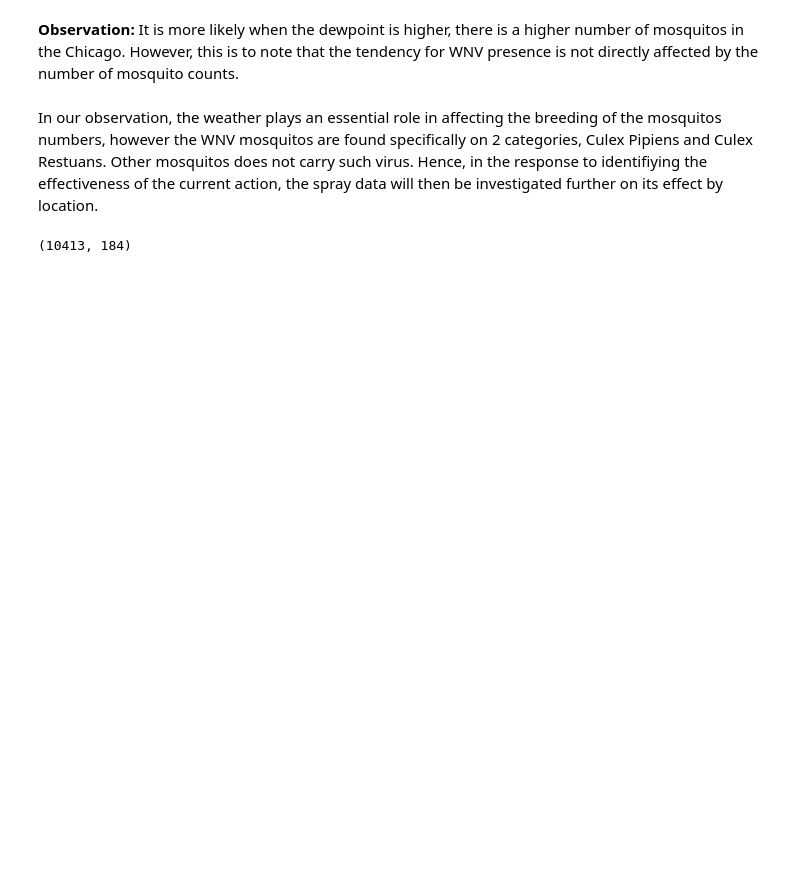
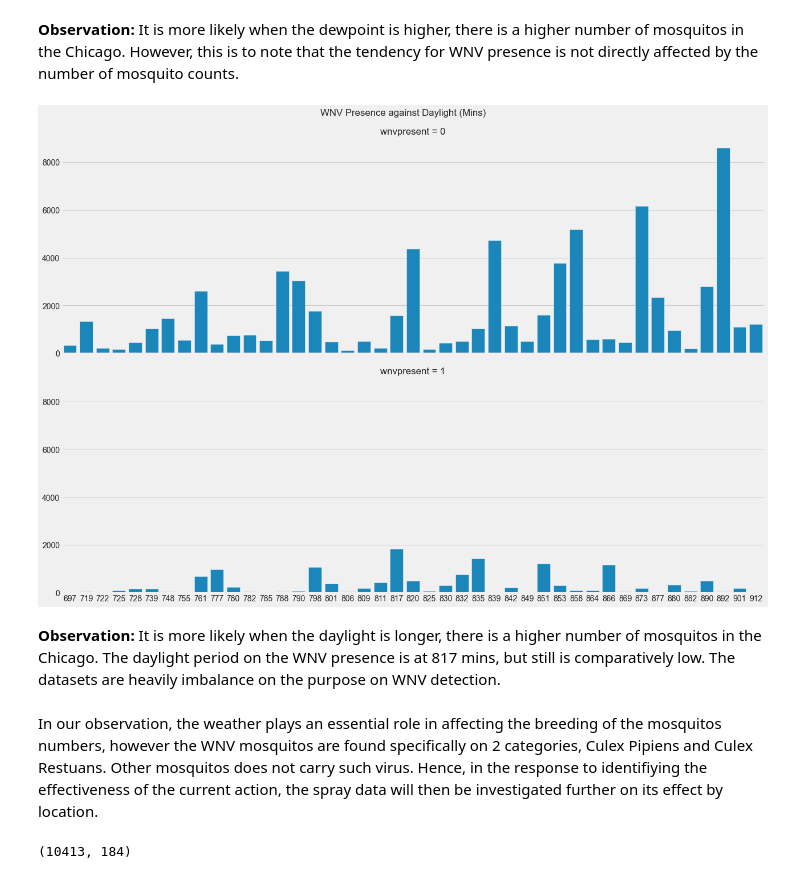
Before and after one commit to JeanLiew/WNV-Predictive-Model, a Jupyter notebook: code/2.2_EDA_weather.ipynb, the cells around one changed output. Cells and saved outputs as stored; diff of their text form; code cells hidden in the pictures; blank space fills up the shorter version.

```diff
--- a/code/2.2_EDA_weather.ipynb
+++ b/code/2.2_EDA_weather.ipynb
@@ -407,5 +421,17 @@ plt.show()
 # %% [markdown]
 **Observation:** It is more likely when the dewpoint is higher, there is a higher number of mosquitos in the Chicago. However, this is to note that the tendency for WNV presence is not directly affected by the number of mosquito counts.
+# %%
+temp_df = train_merged.groupby(['wnvpresent', 'daylightmins']).sum()['nummosquitos'].reset_index()
+temp_df['daylightmins'] = temp_df['daylightmins'].astype(int)
+g = sns.FacetGrid(temp_df, row='wnvpresent', row_order=[0, 1], height=6, aspect=3)
+g.map_dataframe(sns.barplot, x='daylightmins', y='nummosquitos', ci=None)
+plt.suptitle("WNV Presence against Daylight (Mins)",y=1.02)
+plt.savefig('../images/WNV_Presence_by_Daylightmins.png',)
+plt.show()
+# %% [output]
+[figure, added]
+# %% [markdown]
+**Observation:** It is more likely when the daylight is longer, there is a higher number of mosquitos in the Chicago. The daylight period on the WNV presence is at 817 mins, but still is comparatively low. The datasets are heavily imbalance on the purpose on WNV detection.
 # %% [markdown]
 In our observation, the weather plays an essential role in affecting the breeding of the mosquitos numbers, however the WNV mosquitos are found specifically on 2 categories, Culex Pipiens and Culex Restuans. Other mosquitos does not carry such virus. Hence, in the response to identifiying the effectiveness of the current action, the spray data will then be investigated further on its effect by location.
 # %%
```
Also changed, not shown: parts of 10 cells of this notebook, 16 other files.
